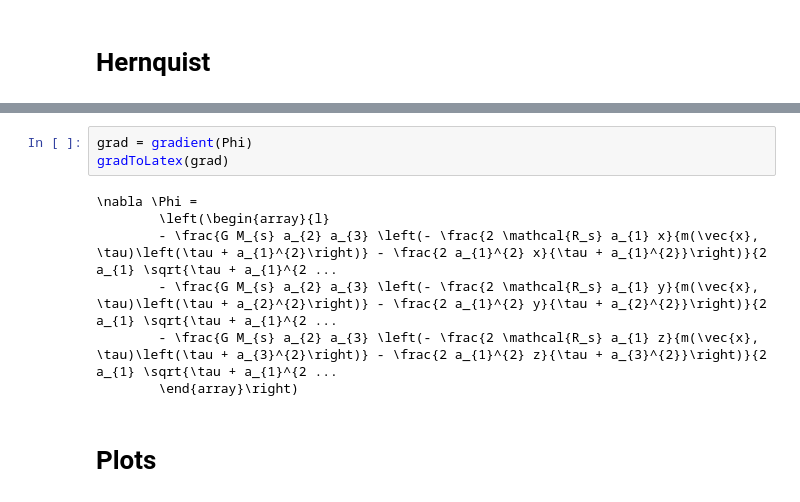
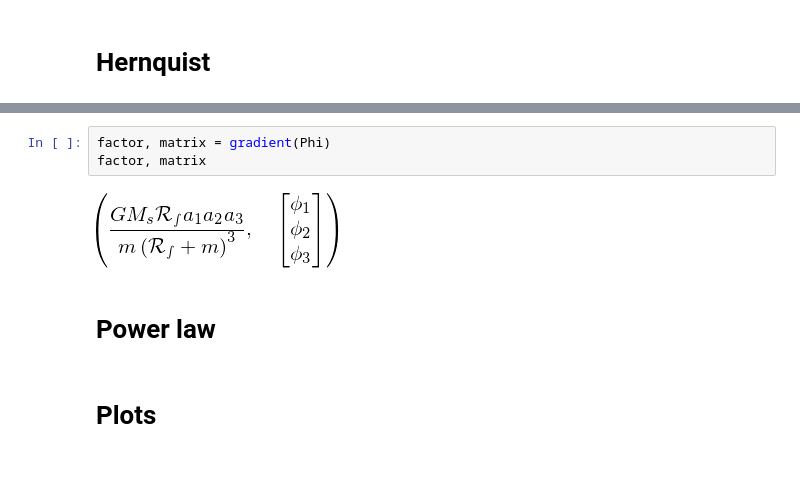
Before and after one commit to jsbarbosa/TesisFisica, a Jupyter notebook: Files/Week 7/TriaxialPotentials.ipynb, the cells around one changed output, grey strips where cells are left out. Cells and saved outputs as stored; diff of their text form; blank space fills up the shorter version.

```diff
--- a/Files/Week 7/TriaxialPotentials.ipynb
+++ b/Files/Week 7/TriaxialPotentials.ipynb
@@ -92,13 +114,10 @@ Phi
-# %%
-grad = gradient(Phi)
-gradToLatex(grad)
-# %% [output]
-\nabla \Phi =
-        \left(\begin{array}{l}
-        - \frac{G M_{s} a_{2} a_{3} \left(- \frac{2 \mathcal{R_s} a_{1} x}{m(\vec{x}, \tau)\left(\tau + a_{1}^{2}\right)} - \frac{2 a_{1}^{2} x}{\tau + a_{1}^{2}}\right)}{2 a_{1} \sqrt{\tau + a_{1}^{2 ...
-        - \frac{G M_{s} a_{2} a_{3} \left(- \frac{2 \mathcal{R_s} a_{1} y}{m(\vec{x}, \tau)\left(\tau + a_{2}^{2}\right)} - \frac{2 a_{1}^{2} y}{\tau + a_{2}^{2}}\right)}{2 a_{1} \sqrt{\tau + a_{1}^{2 ...
-        - \frac{G M_{s} a_{2} a_{3} \left(- \frac{2 \mathcal{R_s} a_{1} z}{m(\vec{x}, \tau)\left(\tau + a_{3}^{2}\right)} - \frac{2 a_{1}^{2} z}{\tau + a_{3}^{2}}\right)}{2 a_{1} \sqrt{\tau + a_{1}^{2 ...
-        \end{array}\right)
+# %%
+factor, matrix = gradient(Phi)
+factor, matrix
+# %% [output]
+[figure, added]
+# %% [markdown]
+# Power law
 # %% [markdown]
 # Plots
 # %%
```
Also changed, not shown: parts of 15 cells of this notebook, 5 other files.
